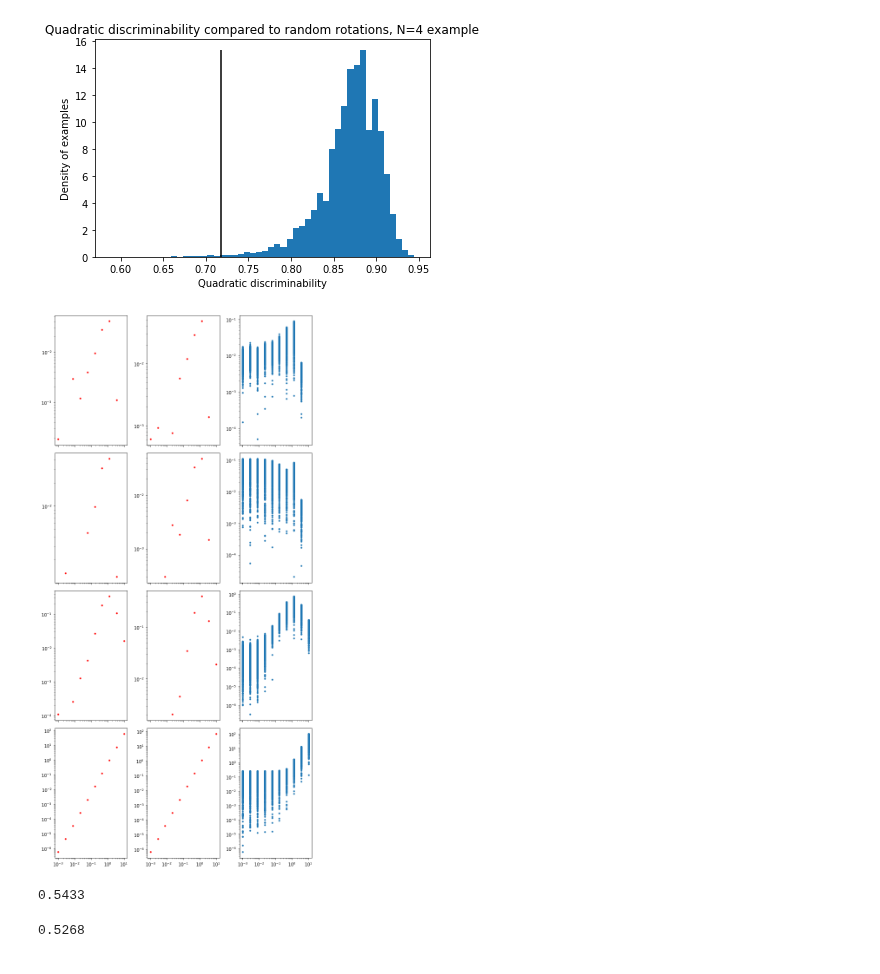
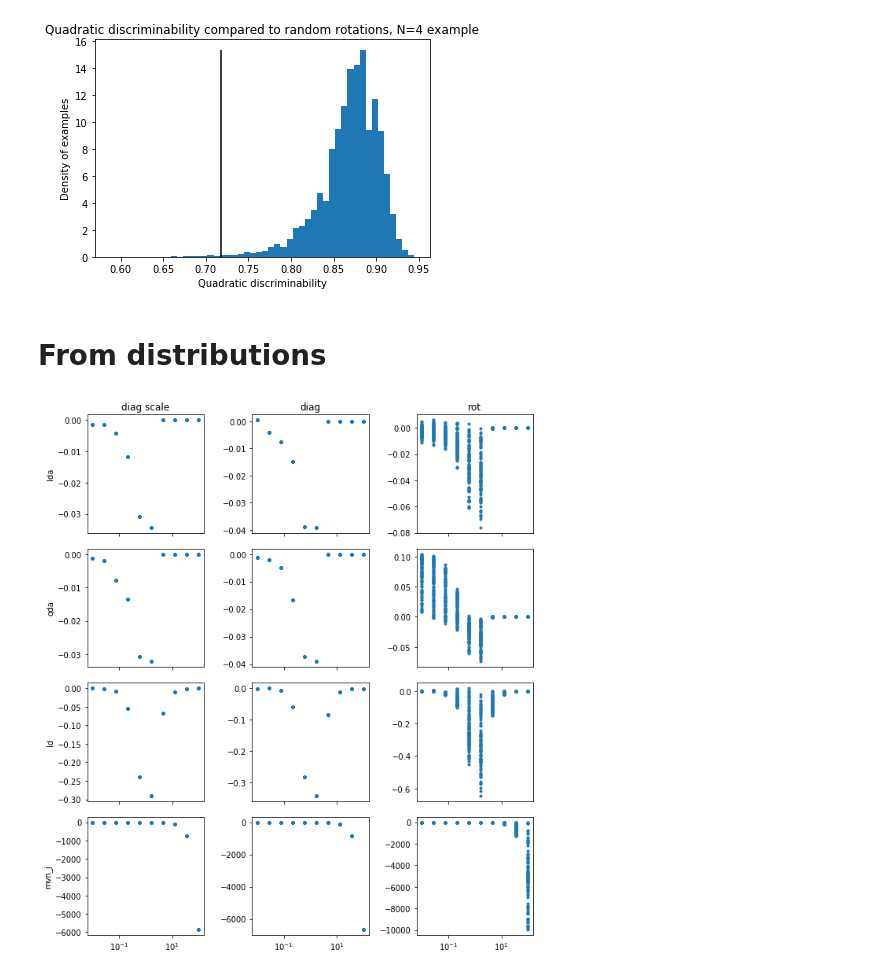
Before and after one commit to BouchardLab/noise_correlations, a Jupyter notebook: notebooks/null_models.ipynb, the cells around one changed output. Cells and saved outputs as stored; diff of their text form; code cells hidden in the pictures.

```diff
--- a/notebooks/null_models.ipynb
+++ b/notebooks/null_models.ipynb
@@ -170,14 +170,17 @@ Value:  0.7175
 Fraction of rotations giving smaller values:  0.0031
 Text(0.5,1,'Quadratic discriminability compared to random rotations, N=4 example')
 [figure]
+# %% [markdown]
+# From distributions
 # %%
 nulls = [null_models.diag_and_scale, null_models.erase_offdiag, null_models.random_rotation]
 null_names = ['diag scale', 'diag', 'rot']
 measures = [discriminability.lda_samples, discriminability.qda_samples,
-            discriminability.linear_discriminability_samples, discriminability.mv_normal_jeffreys]
+            discriminability.linear_discriminability_samples,
+            discriminability.mv_normal_jeffreys]
 measure_names = ['lda', 'qda', 'ld', 'mvn_j']
-deltas = np.logspace(-3, 1, 10)
-samples = 1000
+deltas = np.logspace(-2, 2, 10)
+samples = 101
 ps = np.zeros((len(measures), len(nulls), deltas.size))
 orig_vals = np.zeros((len(measures), len(nulls), deltas.size))
 all_vals = np.zeros((len(measures), len(nulls), deltas.size, samples))
@@ -199,23 +202,26 @@ for ii, delta in enumerate(deltas):
             else:
                 all_vals[kk, jj, ii] = m(*(n(mu0, sigma0) + n(mu1, sigma1)))
                 orig_vals[kk, jj, ii] = m(mu0, sigma0, mu1, sigma1)
-    _, vals, _ = null_models.eval_null(mu0, sigma0, mu1, sigma1, nulls[-1], measures, samples)
+    o_vals, vals, _ = null_models.eval_null(mu0, sigma0, mu1, sigma1, nulls[-1], measures, samples)
     #ps[:, -1, ii] = frac_less
     all_vals[:, -1, ii] = vals
+    orig_vals[:, -1, ii] = o_vals
 # %%
-f, axes = plt.subplots(len(measures), len(nulls), figsize=(9, 18), sharex=True, sharey=False)
+f, axes = plt.subplots(len(measures), len(nulls), figsize=(9, 10), sharex=True, sharey=False)
 for ax in axes.ravel():
     ax.set_xscale('log')
-    ax.set_yscale('log')
+#    ax.set_yscale('log')
 for ii, m in enumerate(measure_names):
     for jj, n in enumerate(null_names):
         ax = axes[ii, jj]
         x = np.tile(deltas[:, np.newaxis], (1, samples)).ravel()
         y = all_vals[ii, jj]
-        mins = y.min(axis=1, keepdims=True)
-        y = y - mins
+        y = y - orig_vals[ii, jj][:, np.newaxis]
         ax.plot(x, y.ravel(), marker='.', linestyle='none')
-        ax.plot(deltas, orig_vals[ii, jj]-np.squeeze(mins), '.', c='r', linestyle='none')
+        if ii == 0:
+            ax.set_title(n)
+        if jj == 0:
+            ax.set_ylabel(m)
 f.tight_layout()
 # %% [output]
-[figure, old version]
+[figure, new version]
@@ -230,10 +227,0 @@ mu1 = -mu0
-# %%
-discriminability.lda_samples(mu0, sigma0, mu1, sigma1)
-# %% [output]
-0.5433
-# %%
-mu0p, sigma0p = null_models.erase_offdiag(mu0, sigma0)
-mu1p, sigma1p = null_models.erase_offdiag(mu1, sigma1)
-discriminability.lda_samples(mu0p, sigma0p, mu1p, sigma1p)
-# %% [output]
-0.5268
```
Also changed, not shown: parts of 3 cells of this notebook, 2 other files.
